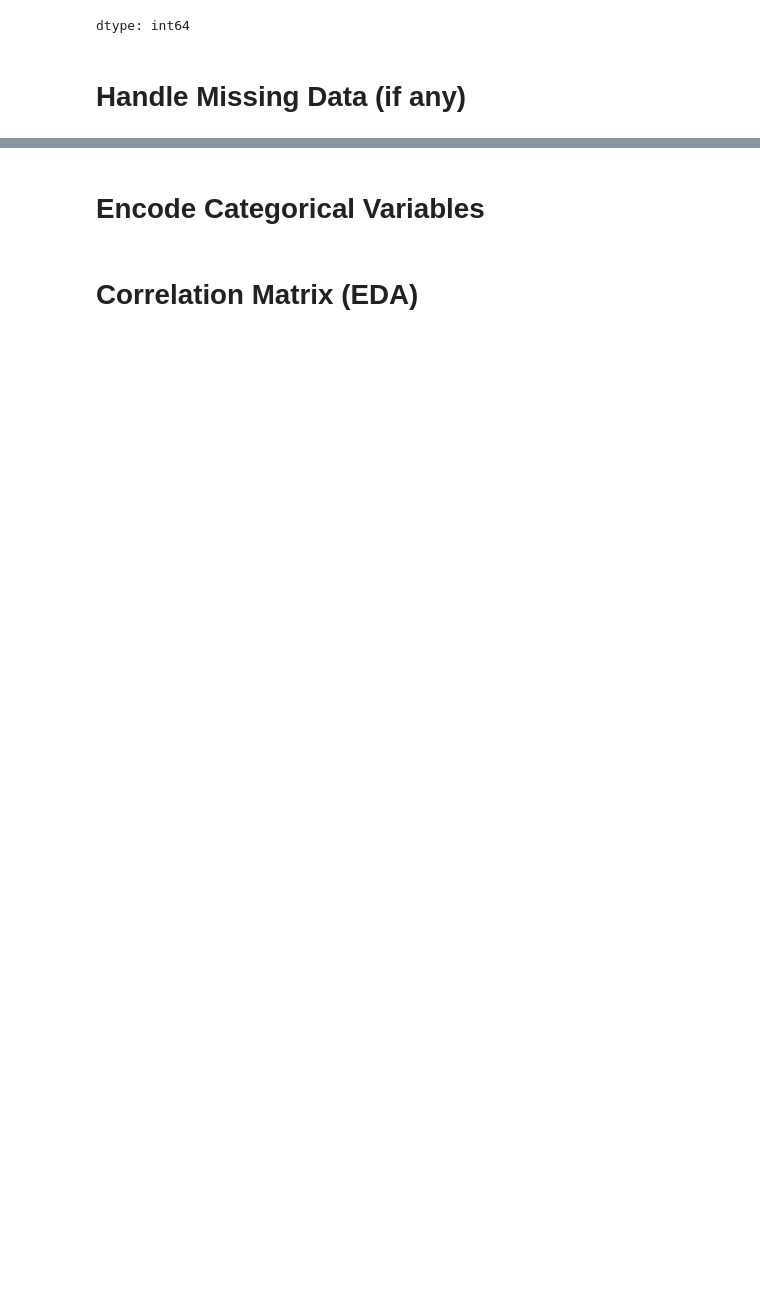
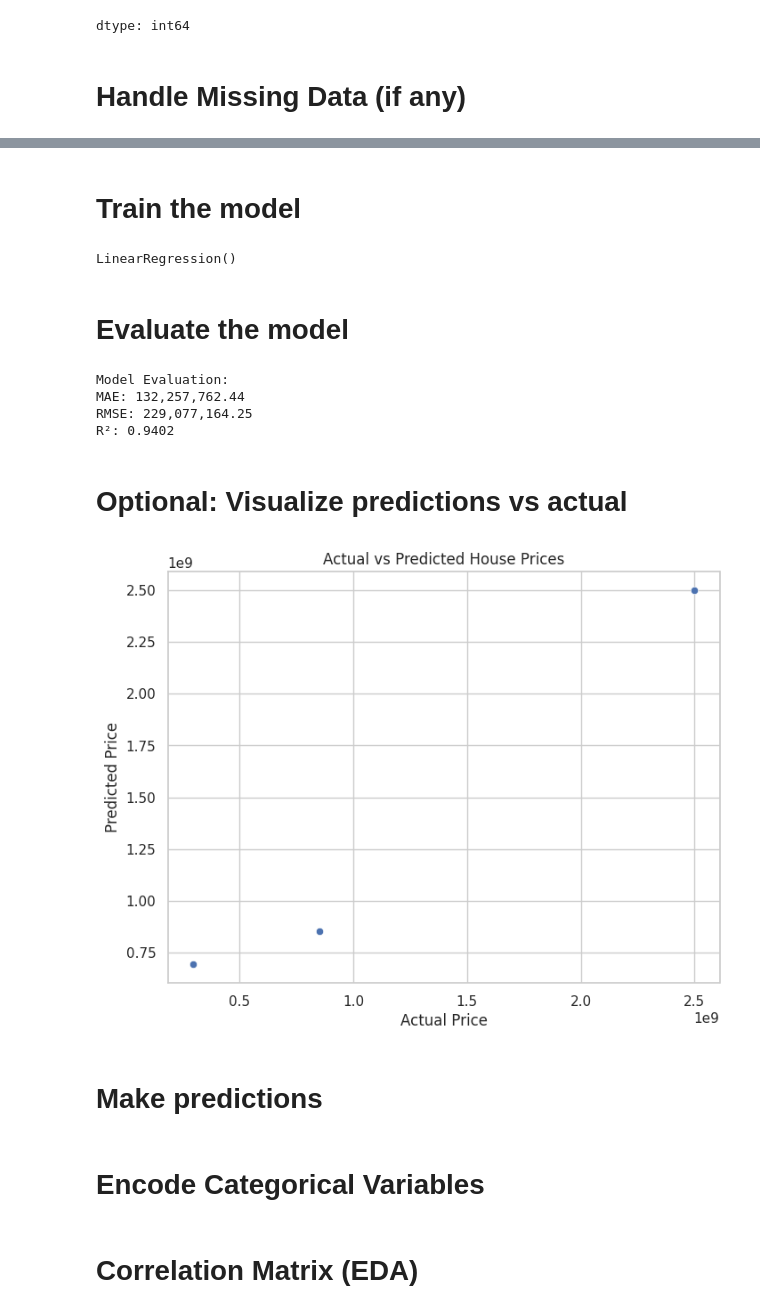
Before and after one commit to Basy-Duke/Basy-Duke, a Jupyter notebook: BASY_LINEAR_REGRESSION_MODEL.ipynb, the cells around one changed output, grey strips where cells are left out. Drawn from its saved outputs; the diff is of its cells as text; code cells hidden in the pictures; blank space fills up the shorter version.

```diff
--- a/BASY_LINEAR_REGRESSION_MODEL.ipynb
+++ b/BASY_LINEAR_REGRESSION_MODEL.ipynb
@@ -88,0 +114,2 @@ df.shape
+# %%
+categorical_cols = ['Type', 'Furnishing', 'District', 'State', 'Servicing']
@@ -88,0 +121,3 @@ df.shape
+# %%
+X = df_encoded.drop('Price', axis=1)
+y = df_encoded['Price']
@@ -88,0 +126,43 @@ df.shape
+# %%
+X_train, X_test, y_train, y_test = train_test_split(X, y, test_size=0.2, random_state=42)
+# %% [markdown]
+
+# Train the model
+# %%
+model = LinearRegression()
+model.fit(X_train, y_train)
+# %% [output]
+LinearRegression()
+# %% [markdown]
+
+# Evaluate the model
+# %%
+mae = mean_absolute_error(y_test, y_pred)
+mse = mean_squared_error(y_test, y_pred)
+rmse = np.sqrt(mse)
+r2 = r2_score(y_test, y_pred)
+
+print("\nModel Evaluation:")
+print(f"MAE: {mae:,.2f}")
+print(f"RMSE: {rmse:,.2f}")
+print(f"R²: {r2:.4f}")
+# %% [output]
+Model Evaluation:
+MAE: 132,257,762.44
+RMSE: 229,077,164.25
+R²: 0.9402
+# %% [markdown]
+
+# Optional: Visualize predictions vs actual
+# %%
+plt.figure(figsize=(8,6))
+sns.scatterplot(x=y_test, y=y_pred)
+plt.xlabel("Actual Price")
+plt.ylabel("Predicted Price")
+plt.title("Actual vs Predicted House Prices")
+plt.grid(True)
+plt.show()
+# %% [output]
+[figure, added]
+# %% [markdown]
+# Make predictions
```
Also changed, not shown: parts of 43 cells of this notebook.
